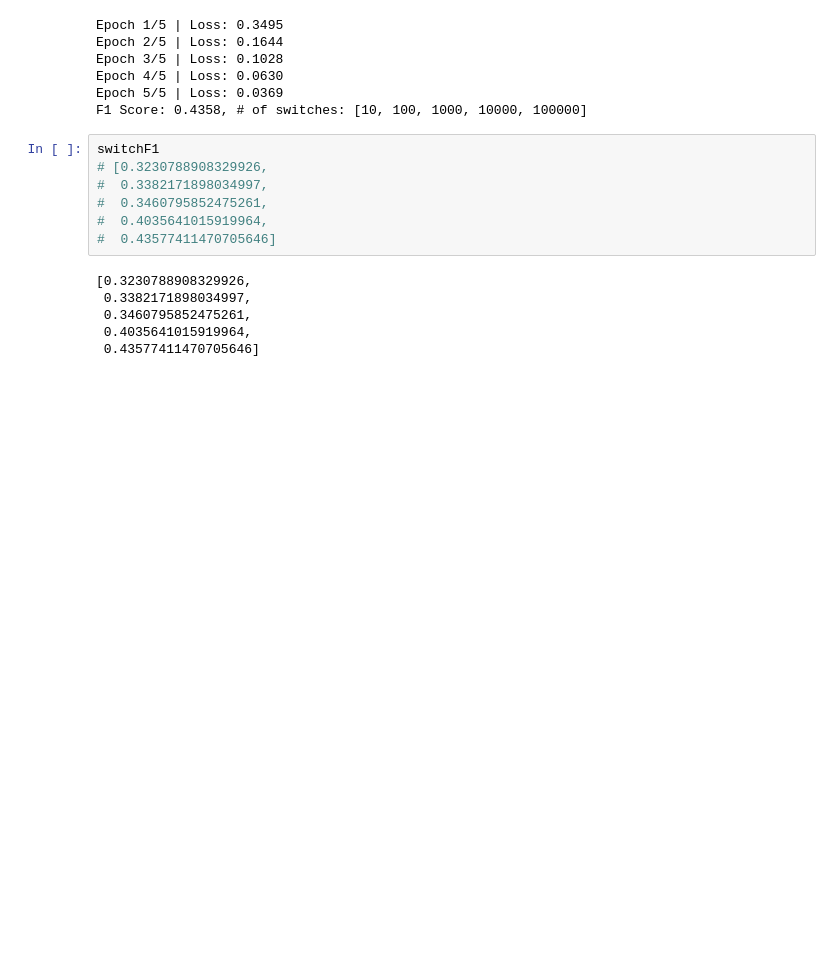
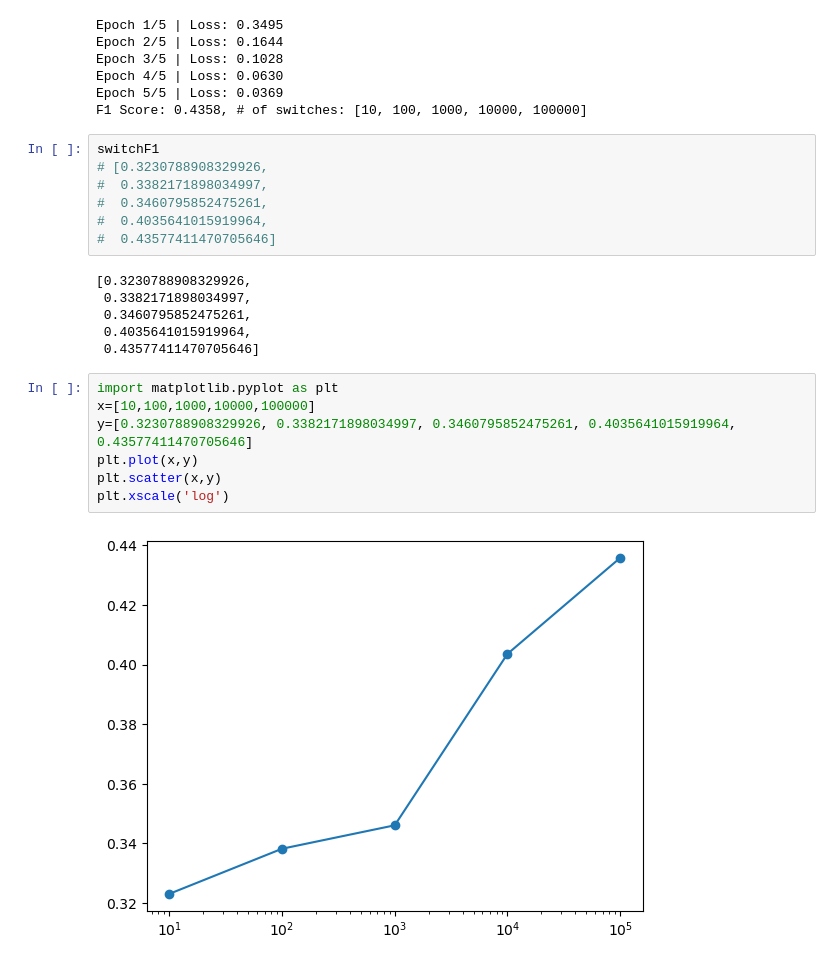
Before and after one commit to OctoPanna/nlp_project, a Jupyter notebook: temp.ipynb, the cells around one changed output. Drawn from its saved outputs; the diff is of its cells as text; blank space fills up the shorter version.

Commit message:
graph finished

```diff
--- a/temp.ipynb
+++ b/temp.ipynb
@@ -363,3 +363,12 @@ switchF1
  0.3460795852475261,
  0.4035641015919964,
  0.43577411470705646]
+# %%
+import matplotlib.pyplot as plt
+x=[10,100,1000,10000,100000]
+y=[0.3230788908329926, 0.3382171898034997, 0.3460795852475261, 0.4035641015919964, 0.43577411470705646]
+plt.plot(x,y)
+plt.scatter(x,y)
+plt.xscale('log')
+# %% [output]
+[figure, added]
```
Also changed, not shown: parts of 2 cells of this notebook.
